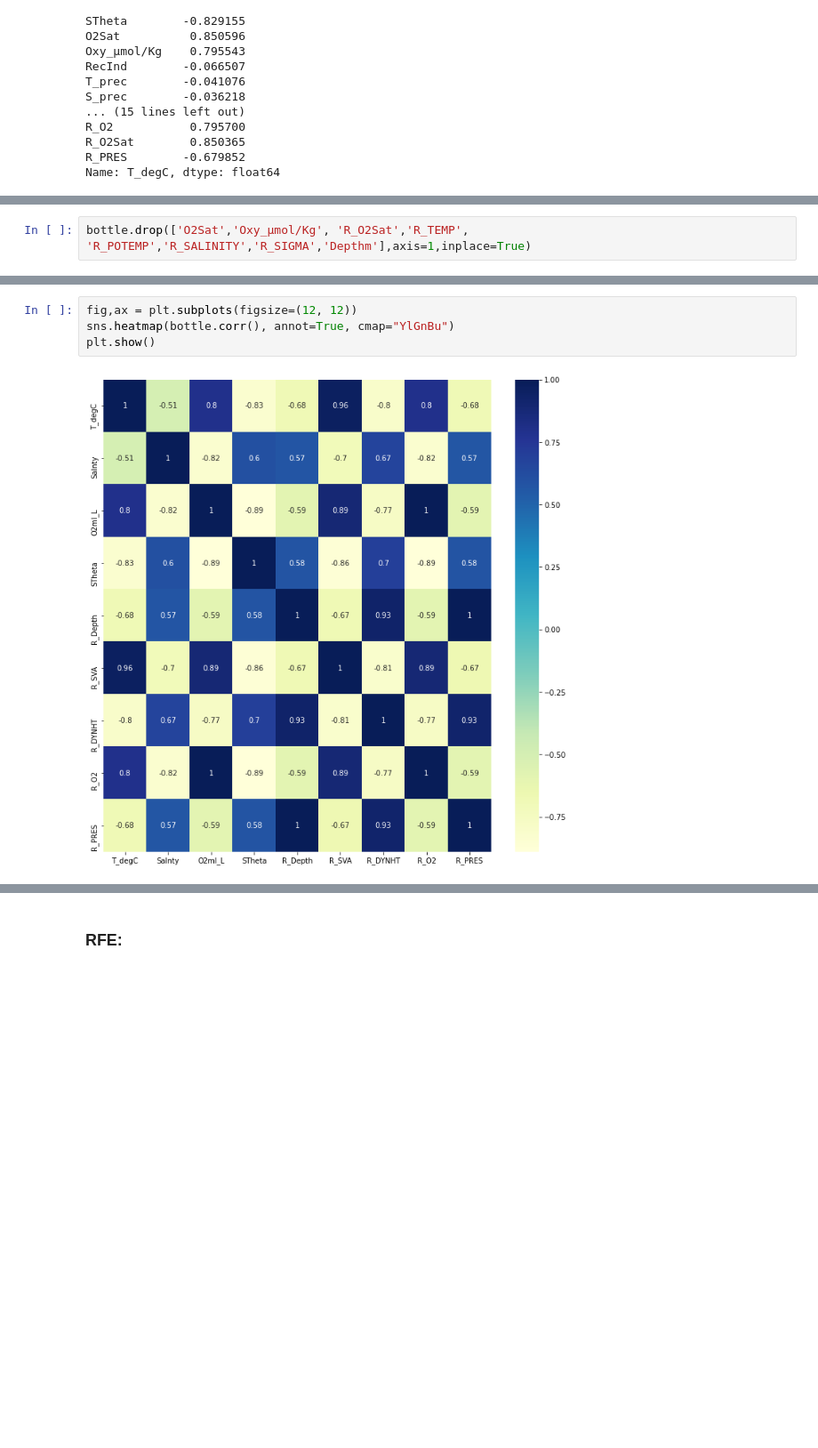
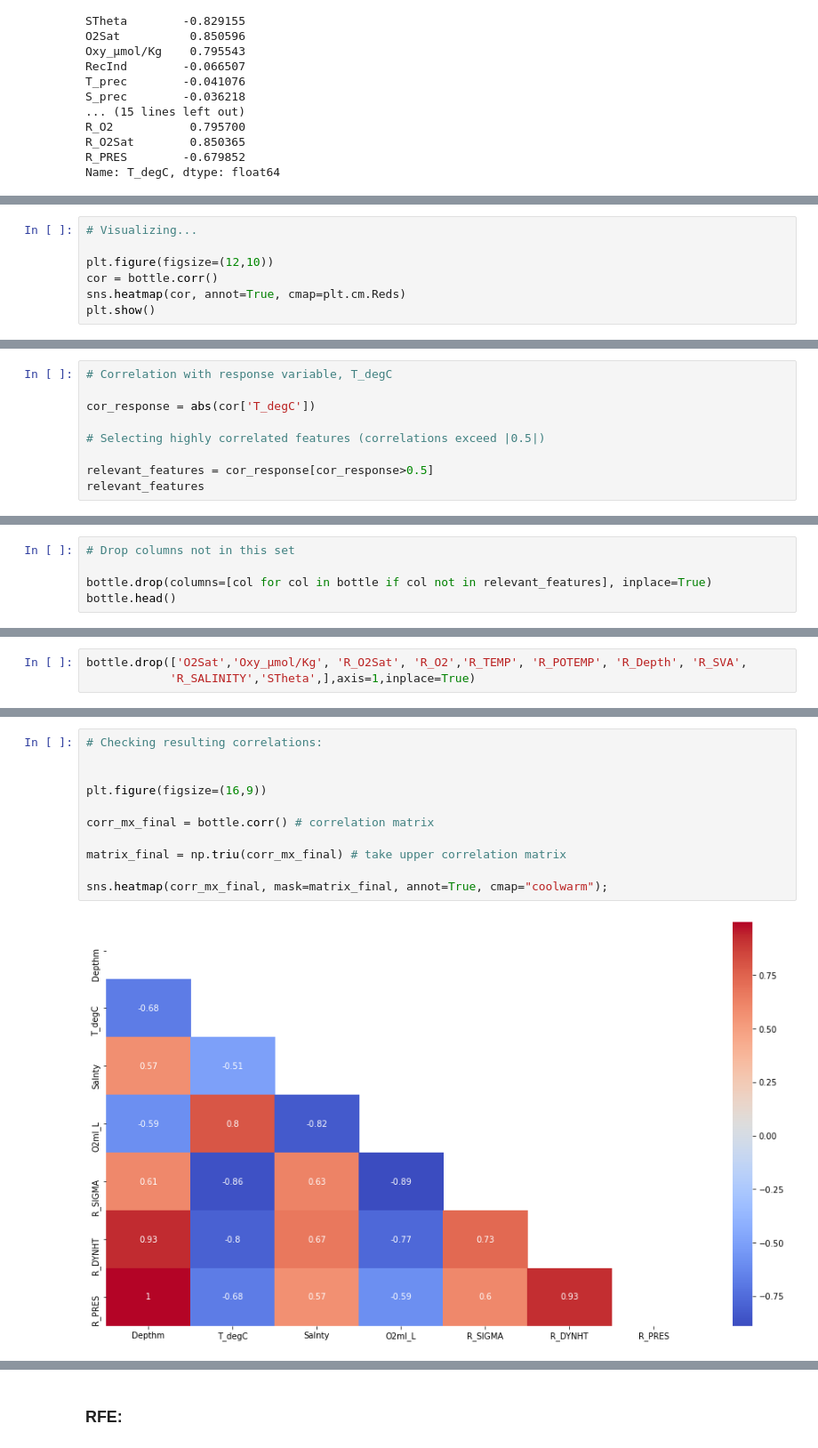
Before and after one commit to lilla-b/Week-14-Homework, a Jupyter notebook: Week_14_HW.ipynb, the cells around one changed output, grey strips where cells are left out. Shown at 89% size. Cells and saved outputs as stored; diff of their text form; blank space fills up the shorter version.

```diff
--- a/Week_14_HW.ipynb
+++ b/Week_14_HW.ipynb
@@ -150,0 +156,7 @@ bottle.drop(['Cst_Cnt', 'Btl_Cnt','RecInd', 'T_prec', 'S_prec', 'P_qual',
+# %%
+# Visualizing...
+
+plt.figure(figsize=(12,10))
+cor = bottle.corr()
+sns.heatmap(cor, annot=True, cmap=plt.cm.Reds)
+plt.show()
@@ -150,0 +165,9 @@ bottle.drop(['Cst_Cnt', 'Btl_Cnt','RecInd', 'T_prec', 'S_prec', 'P_qual',
+# %%
+# Correlation with response variable, T_degC
+
+cor_response = abs(cor['T_degC'])
+
+# Selecting highly correlated features (correlations exceed |0.5|)
+
+relevant_features = cor_response[cor_response>0.5]
+relevant_features
@@ -150,0 +193,5 @@ bottle.drop(['Cst_Cnt', 'Btl_Cnt','RecInd', 'T_prec', 'S_prec', 'P_qual',
+# %%
+# Drop columns not in this set
+
+bottle.drop(columns=[col for col in bottle if col not in relevant_features], inplace=True)
+bottle.head()
@@ -172,5 +231,6 @@ Similarly Depthm and R_Depth too. Considered keeping R_Depth.
 # %%
-bottle.drop(['O2Sat','Oxy_µmol/Kg', 'R_O2Sat','R_TEMP', 'R_POTEMP','R_SALINITY','R_SIGMA','Depthm'],axis=1,inplace=True)
+bottle.drop(['O2Sat','Oxy_µmol/Kg', 'R_O2Sat', 'R_O2','R_TEMP', 'R_POTEMP', 'R_Depth', 'R_SVA',
+            'R_SALINITY','STheta',],axis=1,inplace=True)
 # %%
 #columns retained after analysis:
 bottle.columns
@@ -181,7 +239,14 @@ Index(['T_degC', 'Salnty', 'O2ml_L', 'STheta', 'R_Depth', 'R_SVA', 'R_DYNHT',
 # %%
-fig,ax = plt.subplots(figsize=(12, 12))
-sns.heatmap(bottle.corr(), annot=True, cmap="YlGnBu")
-plt.show()
+# Checking resulting correlations:
+
+
+plt.figure(figsize=(16,9))
+
+corr_mx_final = bottle.corr() # correlation matrix
+
+matrix_final = np.triu(corr_mx_final) # take upper correlation matrix
+
+sns.heatmap(corr_mx_final, mask=matrix_final, annot=True, cmap="coolwarm");
 # %% [output]
-[figure, old version]
+[figure, new version]
 # %% [markdown]
```
Also changed, not shown: parts of 70 cells of this notebook.
